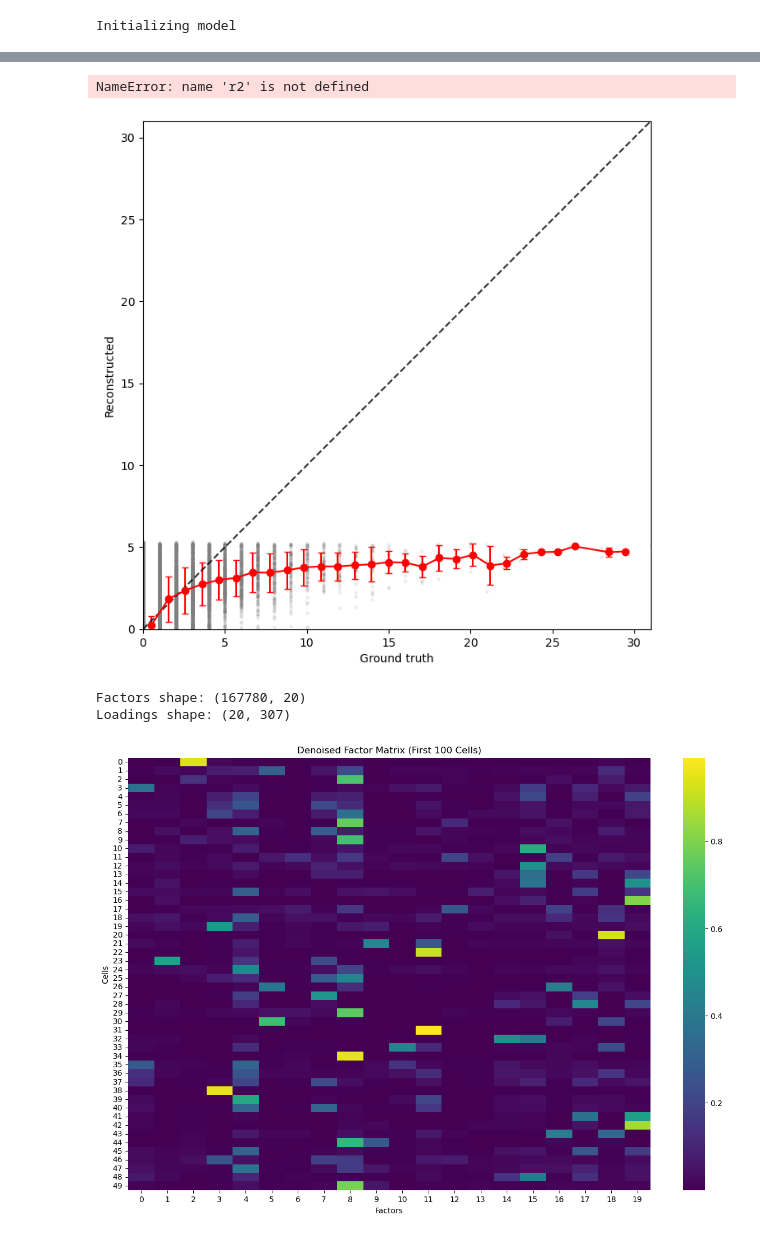
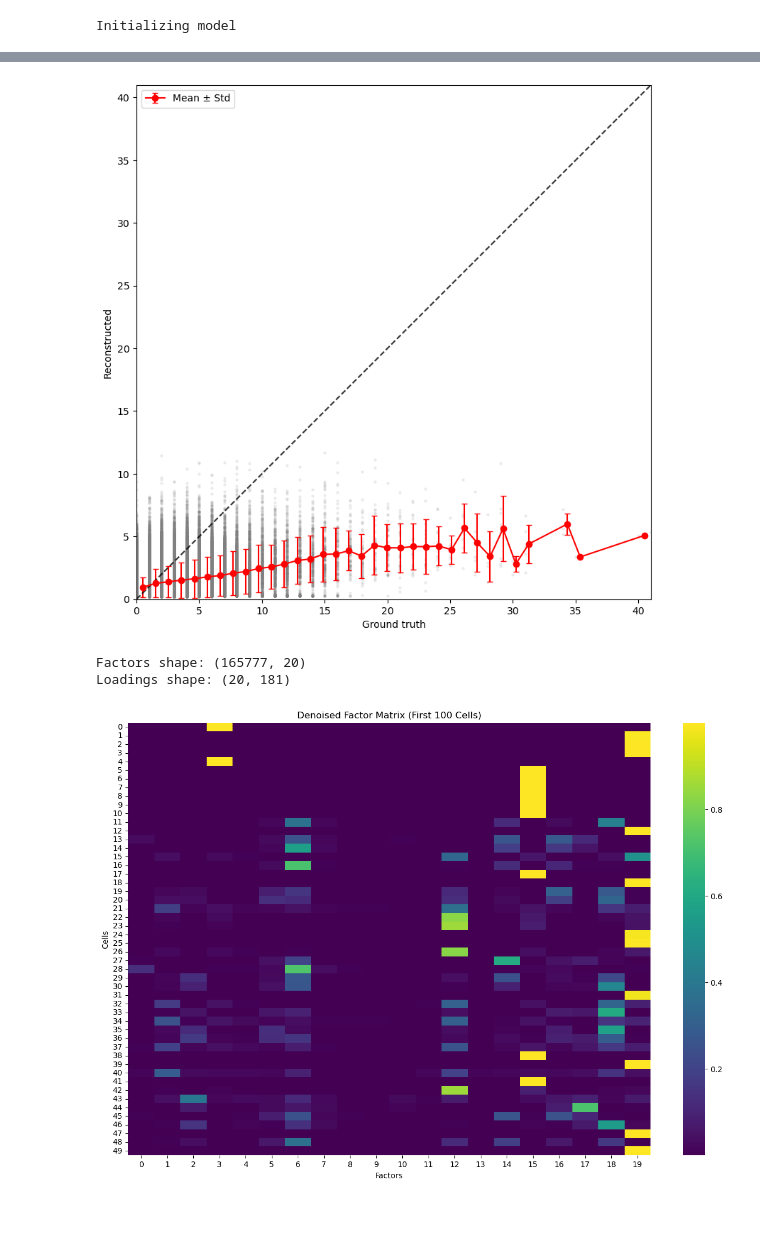
Before and after one commit to jpq20/SIID, a Jupyter notebook: src/test.ipynb, the cells around one changed output, grey strips where cells are left out. Drawn from its saved outputs; the diff is of its cells as text; code cells hidden in the pictures.

```diff
--- a/src/test.ipynb
+++ b/src/test.ipynb
@@ -15,15 +15,16 @@ sys.path.append('joint/src')
 
 # Import our custom modules
 from data import prepare_data
-from model import joint_model
 from eval import evaluate_imputation
 from utils import *
+
+from model import joint_model
 
 # Set random seeds for reproducibility
 np.random.seed(10042)
 torch.manual_seed(10042)
 
 # Check if CUDA is available
-device = "cuda:0" if torch.cuda.is_available() else "cpu"
+device = "cuda:1" if torch.cuda.is_available() else "cpu"
 print(f"Using device: {device}")
 # %% [output]
@@ -96,7 +108,7 @@ First 5 holdout genes: ['NPM3', 'RAPGEF3', 'ADAM9', 'KRT6B', 'ABCC11']
 # %%
 # Prepare data
 print(f"Preparing data with {len(holdout_genes)} holdout genes")
-sorted_vi, sorted_xe = prepare_data(vi, xe, holdout_genes)
+sorted_vi, sorted_xe, gamma = prepare_data(vi, xe, holdout_genes)
 
 print(f"Processed Visium data shape: {sorted_vi.shape}")
 print(f"Processed Xenium data shape: {sorted_xe.shape}")
@@ -124,6 +136,7 @@ print(f"Initializing model")
 model = joint_model(
     xe=sorted_xe,
     vi=sorted_vi,
+    gamma=gamma,
     n_factors=hdim,
     device=device,
     adaptive_entropy=True,
@@ -133,7 +146,7 @@ model = joint_model(
     k_neighbors_xenium=k_neighbors_xenium,
     k_neighbors_visium=k_neighbors_visium,
     gcn_hidden_dim=gcn_hidden_dim,
-    # lambda_x = 10
+    lambda_x = 1.0
 )
 # %% [output]
 Initializing model
@@ -240,5 +366,5 @@ gene_r2: 0.07043038238222364
 # %%
-g = 'KRT6B'
+g = 'DST'
 
 ground_truth = xe[:, g].X.toarray().flatten()
 reconstructed = imputed[:, g].X.toarray().flatten()
@@ -265,35 +391,34 @@ stds = np.array(stds)
 
 # Create the plot
 plt.figure(figsize=(8, 8))
 
 # Plot individual points with low opacity
 plt.scatter(ground_truth, reconstructed, alpha=0.1, s=5, color='gray')
 
 # Plot means and standard deviations
 valid_mask = ~np.isnan(means)
 plt.errorbar(bin_centers[valid_mask], means[valid_mask],
             yerr=stds[valid_mask], fmt='o-', color='red',
             capsize=3, capthick=1, label='Mean ± Std')
 
 # Add diagonal line
 plt.plot([0, max_val], [0, max_val], 'k--', alpha=0.8)
 
 # Customize axes
 plt.xlabel('Ground truth')
 plt.ylabel('Reconstructed')
 plt.xlim(0, max_val)
 plt.ylim(0, max_val)
 plt.gca().set_aspect('equal')
 
 # Add R² score
 # plt.text(0.05*max_val, 0.95*max_val, f'R² = {r2:.3f}', fontsize=12)
 
 plt.legend()
 plt.tight_layout()
 plt.show()
 # %% [output]
-NameError: name 'r2' is not defined
-[figure, old version]
+[figure, new version]
 # %%
 # Visualize factors
 with torch.no_grad():
@@ -311,9 +436,9 @@ plt.title('Denoised Factor Matrix (First 100 Cells)')
 plt.savefig(os.path.join(output_dir, 'factor_heatmap.png'))
 plt.show()
 # %% [output]
-Factors shape: (167780, 20)
-Loadings shape: (20, 307)
+Factors shape: (165777, 20)
+Loadings shape: (20, 181)
-[figure, old version]
+[figure, new version]
 # %%
 # Visualize loadings
 plt.figure(figsize=(15, 10))
```
Also changed, not shown: parts of 15 cells of this notebook, 10 other files.
